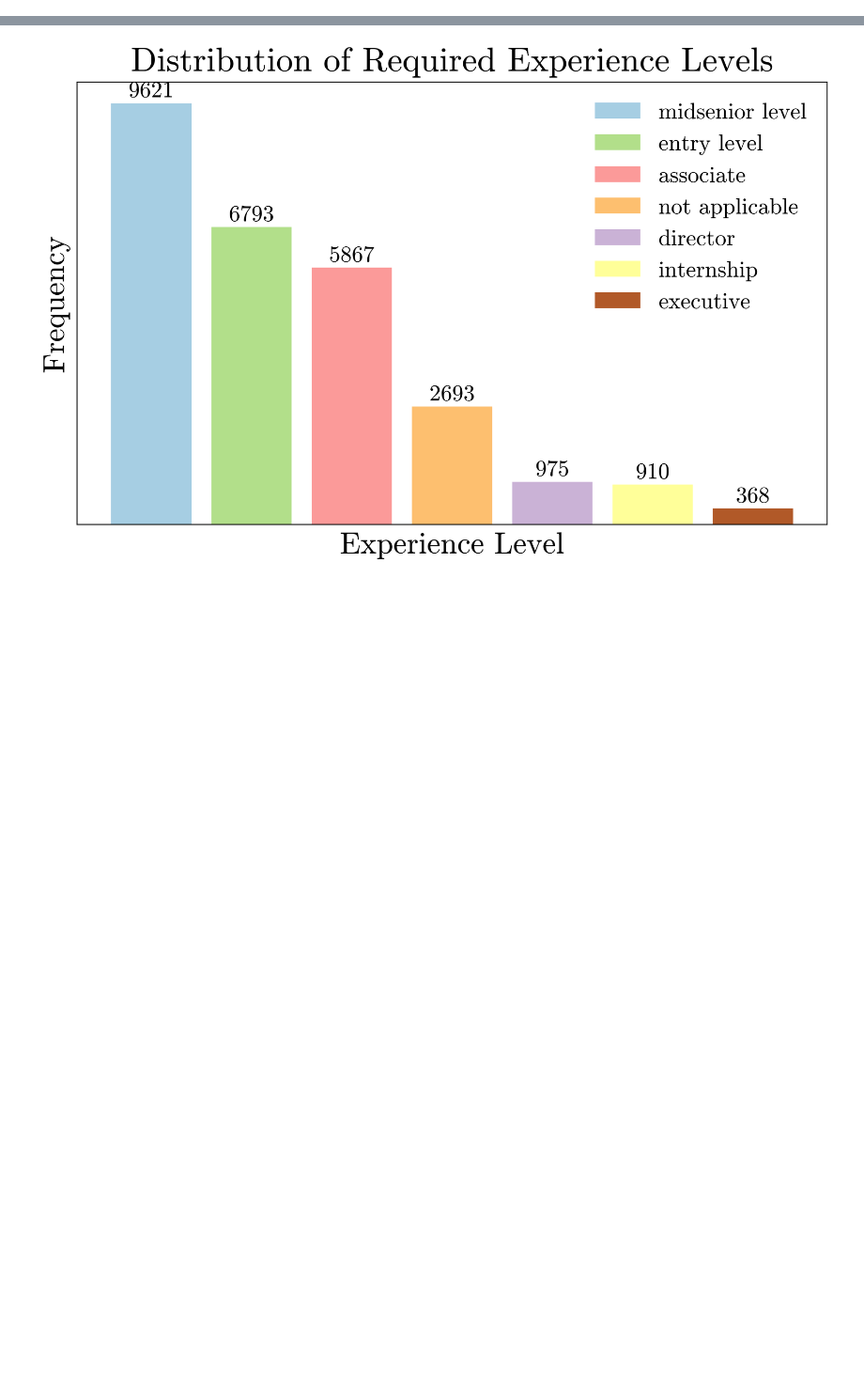
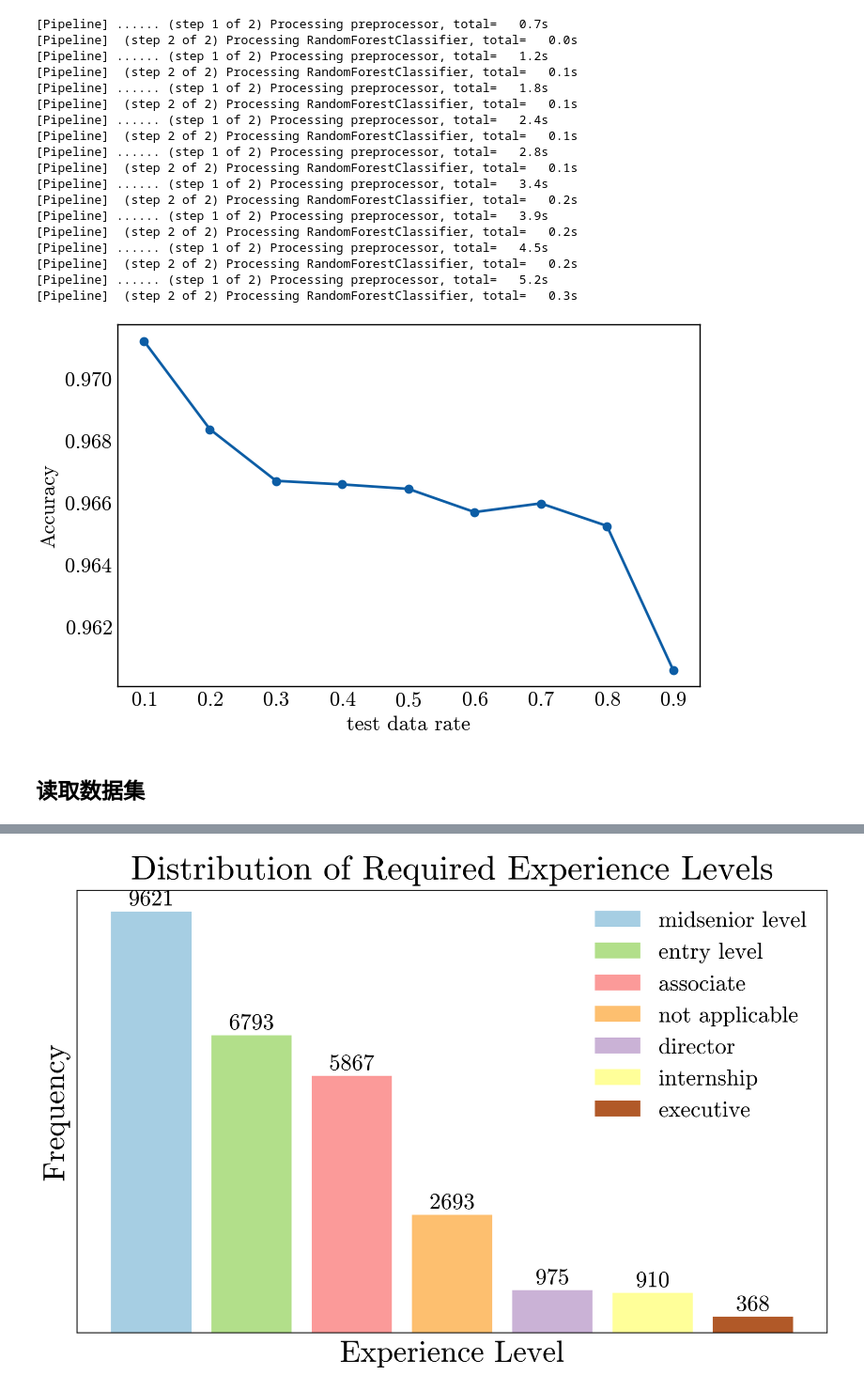
Before and after one commit to ZenCoder-art/ofd, a Jupyter notebook: backend/notebooks/data_analysis.ipynb, the cells around one changed output, grey strips where cells are left out. Shown at 94% size. Saved outputs shown, nothing was run; the diff lists cells and outputs as text; code cells hidden in the pictures; blank space fills up the shorter version.

```diff
--- a/backend/notebooks/data_analysis.ipynb
+++ b/backend/notebooks/data_analysis.ipynb
@@ -5,0 +64,4 @@ import scienceplots
+# %%
+inputs = joblib.load(PROCESSED_DATA_DIR / "inputs.joblib")
+target = joblib.load(PROCESSED_DATA_DIR / "target.joblib")
+preprocessor = joblib.load(PROCESSED_DATA_DIR / "preprocessor.joblib")
@@ -6 +73,58 @@ import scienceplots
+# %%
+from sklearn.linear_model import LogisticRegression
+from sklearn.model_selection import train_test_split
+from sklearn.pipeline import Pipeline
+from sklearn.ensemble import RandomForestClassifier
+from sklearn.metrics import accuracy_score
+
+accuracies = []
+
+for test_size in test_sizes:
+    X_train, X_test, y_train, y_test = train_test_split(
+        inputs, target, test_size=test_size, random_state=42
+    )
+    clf = Pipeline(
+    steps=[
+        ('preprocessor', preprocessor),
+        (
+            'RandomForestClassifier',
+            LogisticRegression(random_state=42)
+        )
+    ],
+    # memory="cache",
+    verbose=True,
+)
+    clf.fit(X_train, y_train)
+    y_pred = clf.predict(X_test)
+    acc = accuracy_score(y_test, y_pred)
+    accuracies.append(acc)
+
+plt.figure(figsize=(8, 5))
+plt.plot(test_sizes, accuracies, marker='o', linestyle='-')
+plt.xlabel("test data rate")
+plt.ylabel("Accuracy")
+plt.tick_params(axis='both', which='both', bottom=False, top=False, left=False, right=False, labelbottom=True, labelleft=True)
+plt.show()
+# %% [output]
+[Pipeline] ...... (step 1 of 2) Processing preprocessor, total=   0.7s
+[Pipeline]  (step 2 of 2) Processing RandomForestClassifier, total=   0.0s
+[Pipeline] ...... (step 1 of 2) Processing preprocessor, total=   1.2s
+[Pipeline]  (step 2 of 2) Processing RandomForestClassifier, total=   0.1s
+[Pipeline] ...... (step 1 of 2) Processing preprocessor, total=   1.8s
+[Pipeline]  (step 2 of 2) Processing RandomForestClassifier, total=   0.1s
+[Pipeline] ...... (step 1 of 2) Processing preprocessor, total=   2.4s
+[Pipeline]  (step 2 of 2) Processing RandomForestClassifier, total=   0.1s
+[Pipeline] ...... (step 1 of 2) Processing preprocessor, total=   2.8s
+[Pipeline]  (step 2 of 2) Processing RandomForestClassifier, total=   0.1s
+[Pipeline] ...... (step 1 of 2) Processing preprocessor, total=   3.4s
+[Pipeline]  (step 2 of 2) Processing RandomForestClassifier, total=   0.2s
+[Pipeline] ...... (step 1 of 2) Processing preprocessor, total=   3.9s
+[Pipeline]  (step 2 of 2) Processing RandomForestClassifier, total=   0.2s
+[Pipeline] ...... (step 1 of 2) Processing preprocessor, total=   4.5s
+[Pipeline]  (step 2 of 2) Processing RandomForestClassifier, total=   0.2s
+[Pipeline] ...... (step 1 of 2) Processing preprocessor, total=   5.2s
+[Pipeline]  (step 2 of 2) Processing RandomForestClassifier, total=   0.3s
+[figure, added]
+# %% [markdown]
+## 读取数据集
 # %%
```
Also changed, not shown: parts of 26 cells of this notebook, 4 other files.
